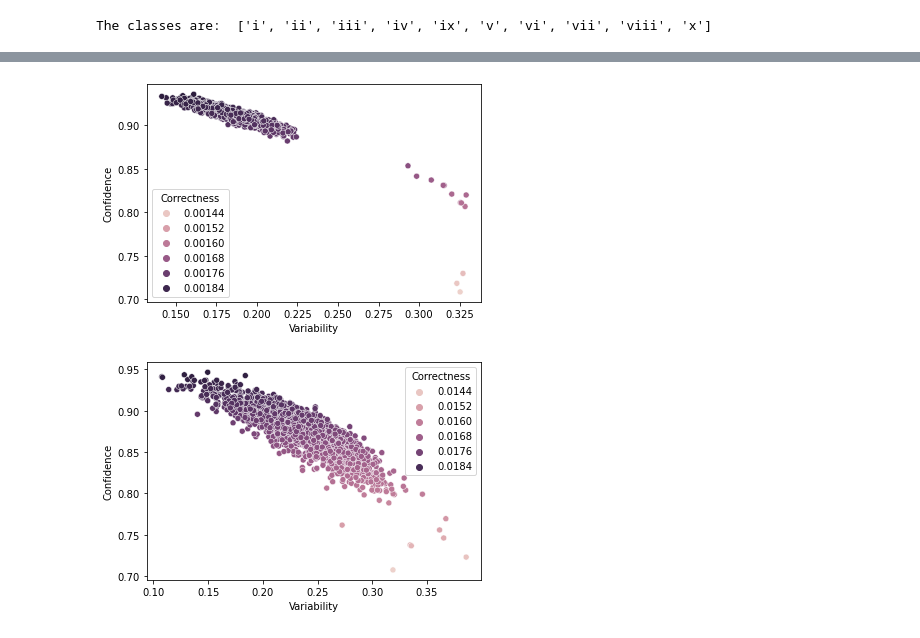
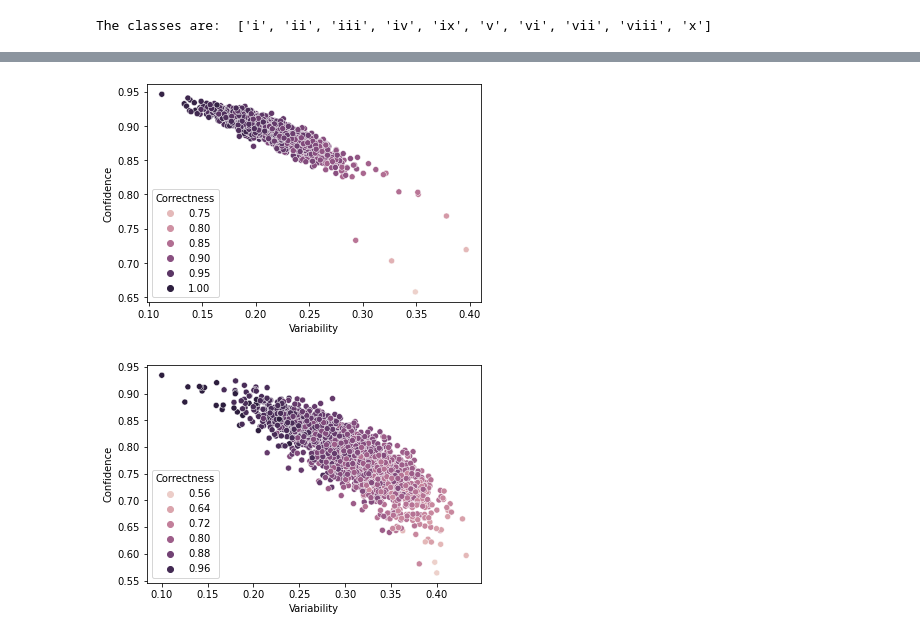
Before and after one commit to maayan-aytek/DS_LAB_hw2, a Jupyter notebook: eval_model_confidence.ipynb, the cells around one changed output, grey strips where cells are left out. Drawn from its saved outputs; the diff is of its cells as text; code cells hidden in the pictures.

```diff
--- a/eval_model_confidence.ipynb
+++ b/eval_model_confidence.ipynb
@@ -18,10 +18,10 @@ torch.manual_seed(0)
 <torch._C.Generator at 0x...>
 # %%
 BATCH_SIZE = 16
-NUM_EPOCHS = 500
+NUM_EPOCHS = 5
 LR = 0.001
 
-base_dir = os.path.join("/home/student/hw2_094295", "all_data")
+base_dir = os.path.join("/home/student/hw2_094295", "data_original")
 train_dir = os.path.join(base_dir, "train")
 val_dir = os.path.join(base_dir, "val")
 # %%
@@ -140,7 +140,7 @@ def train_model(model, criterion, optimizer, scheduler, dataloaders, dataset_siz
         confidence_dict[key] = np.mean(value)
         variablity_dict[key] = np.std(value)
 
-    for key, value in confidence_dict.items():
+    for key, value in correctness_dict.items():
         correctness_dict[key] = value/NUM_EPOCHS
 
     time_elapsed = time.time() - since
@@ -201,23 +219,14 @@ import seaborn as sns
 # %%
 import seaborn as sns
 import pandas as pd
-import matplotlib.pyplot as plt
-
-# data = pd.DataFrame({'Variability': variablity_dict, 'Confidence': confidence_dict, 'Correctness': correctness_dict})
-data = pd.read_pickle("eval.pkl")
+data = pd.DataFrame({'Variability': variablity_dict, 'Confidence': confidence_dict, 'Correctness': correctness_dict})
 sns.scatterplot(data=data, x="Variability", y="Confidence", hue="Correctness")
 plt.show()
 # %% [output]
-[figure, old version]
+[figure, new version]
 # %%
 import seaborn as sns
-import pandas as pd
-import matplotlib.pyplot as plt
-
-# data = pd.DataFrame({'Variability': variablity_dict, 'Confidence': confidence_dict, 'Correctness': correctness_dict})
-data = pd.read_pickle("eval.pkl")
 sns.scatterplot(data=data, x="Variability", y="Confidence", hue="Correctness")
-plt.legend(title='Correctness')
 plt.show()
 # %% [output]
-[figure, old version]
+[figure, new version]
```
Also changed, not shown: parts of 6 cells of this notebook, 1 other file.
